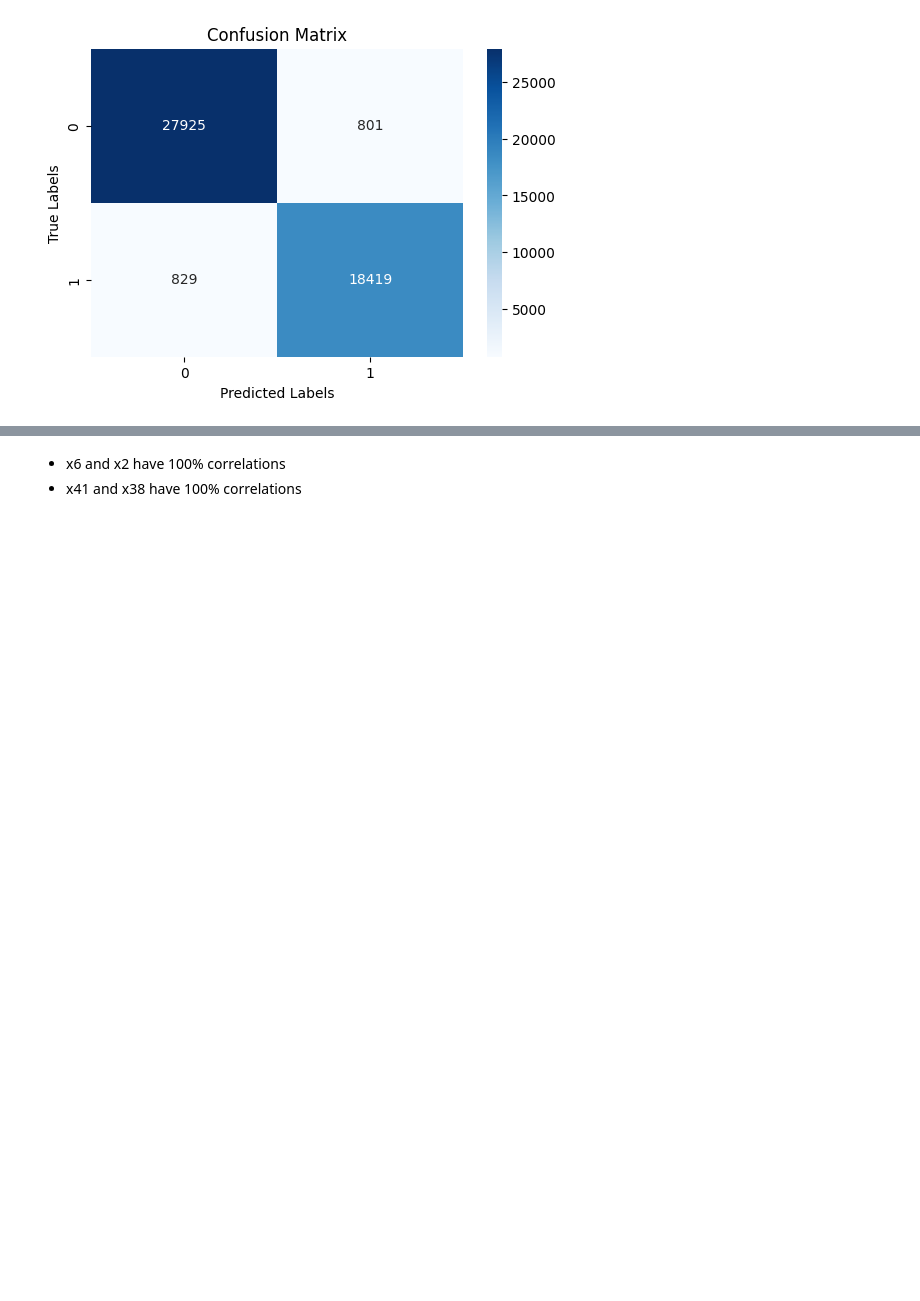
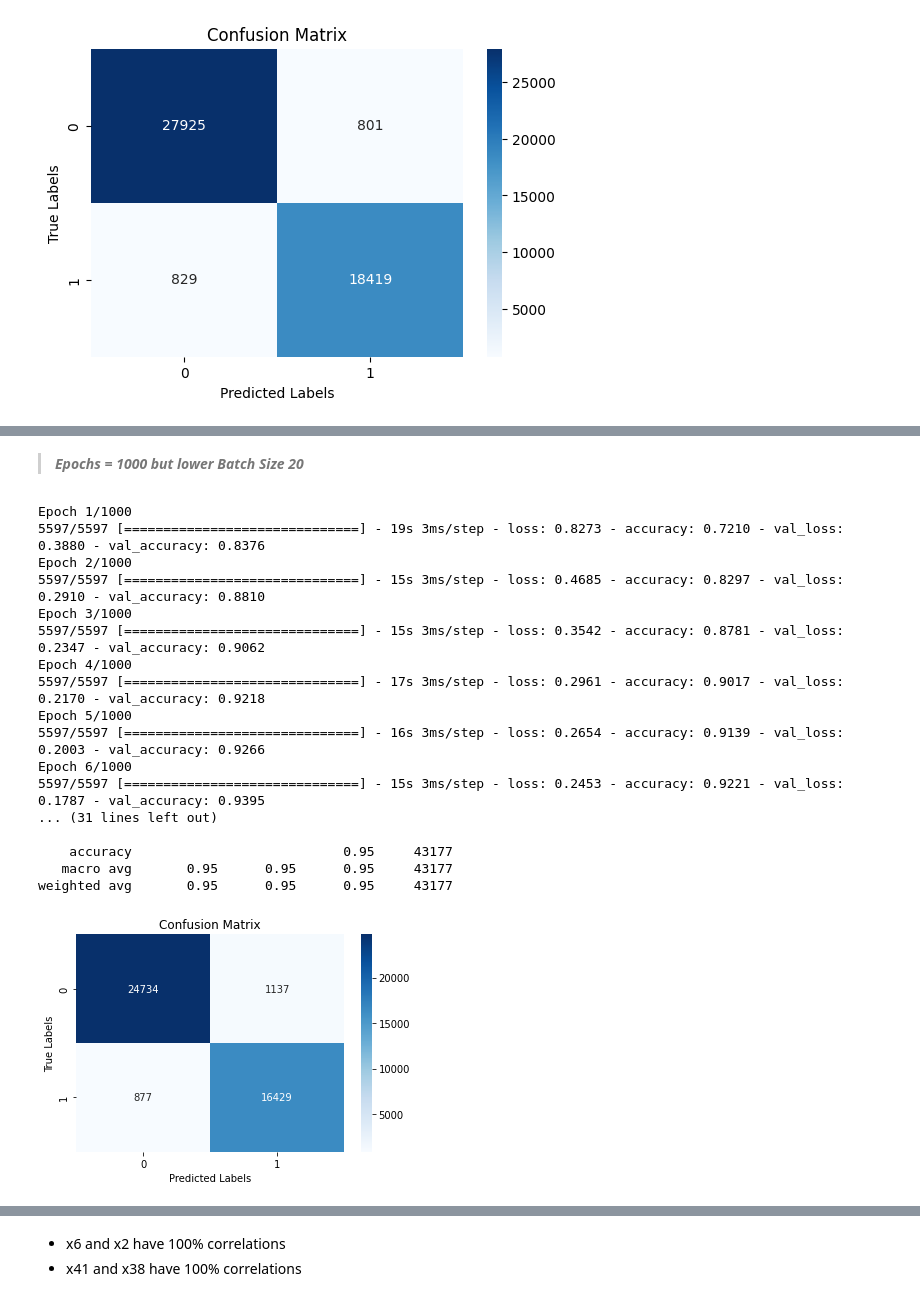
Before and after one commit to lauraah10/QW-Projects, a Jupyter notebook: QW_FinalProject_NN.ipynb, the cells around one changed output, grey strips where cells are left out. Drawn from its saved outputs; the diff is of its cells as text; code cells hidden in the pictures; blank space fills up the shorter version.

```diff
--- a/QW_FinalProject_NN.ipynb
+++ b/QW_FinalProject_NN.ipynb
@@ -600,6 +833,6 @@ X_val, X_test_1, y_val, y_test_1 = train_test_split(X_test, y_test, test_size=0.
 # %%
 from tensorflow.keras.callbacks import EarlyStopping
-safety=EarlyStopping(monitor="val_loss",patience=3,min_delta=0.001,mode='auto',restore_best_weights=True)
+safety=EarlyStopping(monitor="val_loss",patience=5,min_delta=0.0001,mode='auto',restore_best_weights=True)
 
 model_scStopEarly=tf.keras.Sequential()
 model_scStopEarly.add(layers.Dense(100,activation='relu'))
@@ -612,6 +845,6 @@ model_scStopEarly.compile(optimizer=tf.keras.optimizers.Adam(),
                 loss=tf.keras.losses.binary_crossentropy,
                  metrics=['accuracy'])
 
-model_scStopEarly.fit(X_train, y_train, epochs=1000, validation_data=(X_val,y_val),batch_size=20, callbacks=[safety], class_weight=class_weights)
+model_scStopEarly.fit(X_train, y_train, epochs=1000, validation_data=(X_val,y_val),batch_size=100, callbacks=[safety], class_weight=class_weights)
 # %% [output]
 Epoch 1/1000
@@ -670,0 +910,57 @@ plt.show()
+# %% [markdown]
+> ***Epochs = 1000 but lower Batch Size 20***
+# %%
+from tensorflow.keras.callbacks import EarlyStopping
+safety=EarlyStopping(monitor="val_loss",patience=3,min_delta=0.001,mode='auto',restore_best_weights=True)
+
+model_scStopEarly=tf.keras.Sequential()
+model_scStopEarly.add(layers.Dense(100,activation='relu'))
+model_scStopEarly.add(layers.Dense(50,activation='relu'))
+model_scStopEarly.add(layers.Dropout(.3))
+model_scStopEarly.add(layers.Dense(30,activation='relu'))
+model_scStopEarly.add(layers.Dense(1,activation='sigmoid'))
+
+model_scStopEarly.compile(optimizer=tf.keras.optimizers.Adam(),
+                loss=tf.keras.losses.binary_crossentropy,
+                 metrics=['accuracy'])
+
+model_scStopEarly.fit(X_train, y_train, epochs=1000, validation_data=(X_val,y_val),batch_size=20, callbacks=[safety], class_weight=class_weights)
+
+y_pred_es = model_scStopEarly.predict(X_test_1)
+y_pred_binary_es = (y_pred_es > 0.5).astype(int)
+accuracy_es = accuracy_score(y_test_1, y_pred_binary_es)
+accuracy_es
+
+from sklearn.metrics import f1_score
+print("The F1 score is: ", f1_score(y_test_1, y_pred_binary_es))
+print("The Accuracy score is: ", accuracy_score(y_test_1, y_pred_binary_es))
+
+from sklearn.metrics import ConfusionMatrixDisplay, classification_report
+print(classification_report(y_test_1,y_pred_binary_es))
+
+cm=confusion_matrix(y_test_1, y_pred_binary_es)
+plt.figure(figsize=(6, 4))
+sns.heatmap(cm, annot=True, cmap='Blues', fmt='d', xticklabels=class_names, yticklabels=class_names)
+plt.xlabel('Predicted Labels')
+plt.ylabel('True Labels')
+plt.title('Confusion Matrix')
+plt.show()
+# %% [output]
+Epoch 1/1000
+5597/5597 [==============================] - 19s 3ms/step - loss: 0.8273 - accuracy: 0.7210 - val_loss: 0.3880 - val_accuracy: 0.8376
+Epoch 2/1000
+5597/5597 [==============================] - 15s 3ms/step - loss: 0.4685 - accuracy: 0.8297 - val_loss: 0.2910 - val_accuracy: 0.8810
+Epoch 3/1000
+5597/5597 [==============================] - 15s 3ms/step - loss: 0.3542 - accuracy: 0.8781 - val_loss: 0.2347 - val_accuracy: 0.9062
+Epoch 4/1000
+5597/5597 [==============================] - 17s 3ms/step - loss: 0.2961 - accuracy: 0.9017 - val_loss: 0.2170 - val_accuracy: 0.9218
+Epoch 5/1000
+5597/5597 [==============================] - 16s 3ms/step - loss: 0.2654 - accuracy: 0.9139 - val_loss: 0.2003 - val_accuracy: 0.9266
+Epoch 6/1000
+5597/5597 [==============================] - 15s 3ms/step - loss: 0.2453 - accuracy: 0.9221 - val_loss: 0.1787 - val_accuracy: 0.9395
+... (31 lines left out)
+
+    accuracy                           0.95     43177
+   macro avg       0.95      0.95      0.95     43177
+weighted avg       0.95      0.95      0.95     43177
+[figure, added]
```
Also changed, not shown: parts of 50 cells of this notebook.
